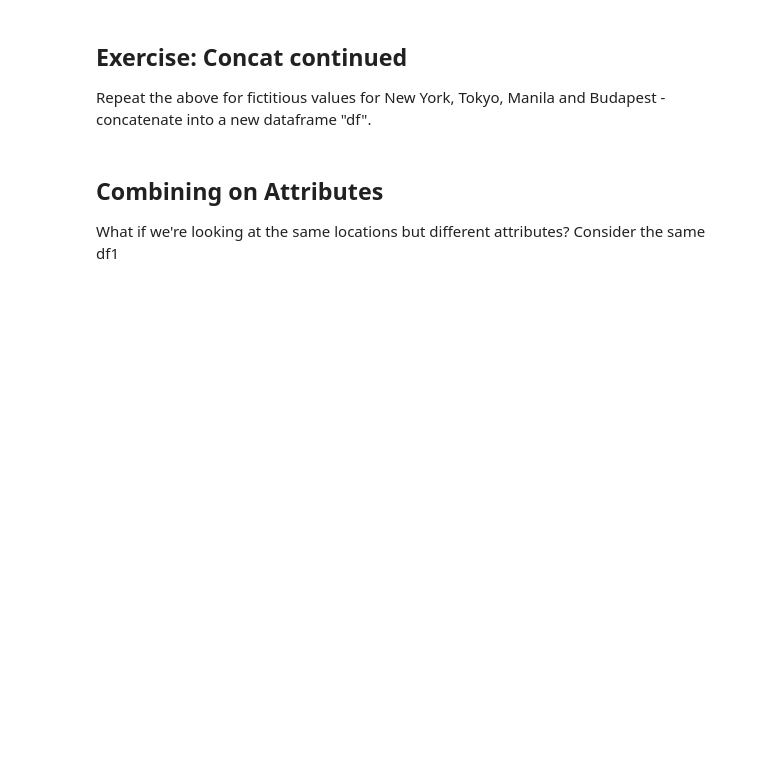
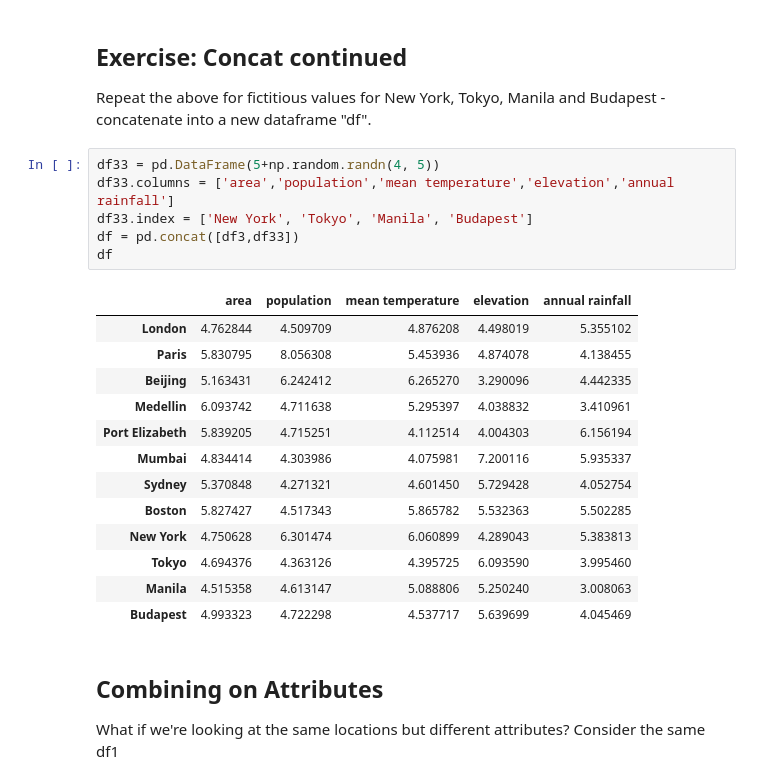
Before and after one commit to Jinyang920/QM2, a Jupyter notebook: notebooks/RW. Merging and Joining.ipynb, the cells around one changed output. Drawn from its saved outputs; the diff is of its cells as text; blank space fills up the shorter version.

```diff
--- a/notebooks/RW. Merging and Joining.ipynb
+++ b/notebooks/RW. Merging and Joining.ipynb
@@ -154,6 +154,26 @@ df3
 ## Exercise: Concat continued
 
 Repeat the above for fictitious values for New York, Tokyo, Manila and Budapest - concatenate into a new dataframe "df".
+# %%
+df33 = pd.DataFrame(5+np.random.randn(4, 5))
+df33.columns = ['area','population','mean temperature','elevation','annual rainfall']
+df33.index = ['New York', 'Tokyo', 'Manila', 'Budapest']
+df = pd.concat([df3,df33])
+df
+# %% [output]
+|  | area | population | mean temperature | elevation | annual rainfall |
+| London | 4.762844 | 4.509709 | 4.876208 | 4.498019 | 5.355102 |
+| Paris | 5.830795 | 8.056308 | 5.453936 | 4.874078 | 4.138455 |
+| Beijing | 5.163431 | 6.242412 | 6.265270 | 3.290096 | 4.442335 |
+| Medellin | 6.093742 | 4.711638 | 5.295397 | 4.038832 | 3.410961 |
+| Port Elizabeth | 5.839205 | 4.715251 | 4.112514 | 4.004303 | 6.156194 |
+| Mumbai | 4.834414 | 4.303986 | 4.075981 | 7.200116 | 5.935337 |
+| Sydney | 5.370848 | 4.271321 | 4.601450 | 5.729428 | 4.052754 |
+| Boston | 5.827427 | 4.517343 | 5.865782 | 5.532363 | 5.502285 |
+| New York | 4.750628 | 6.301474 | 6.060899 | 4.289043 | 5.383813 |
+| Tokyo | 4.694376 | 4.363126 | 4.395725 | 6.093590 | 3.995460 |
+| Manila | 4.515358 | 4.613147 | 5.088806 | 5.250240 | 3.008063 |
+| Budapest | 4.993323 | 4.722298 | 4.537717 | 5.639699 | 4.045469 |
 # %% [markdown]
 ## Combining on Attributes
 
```
Also changed, not shown: parts of 10 cells of this notebook.
